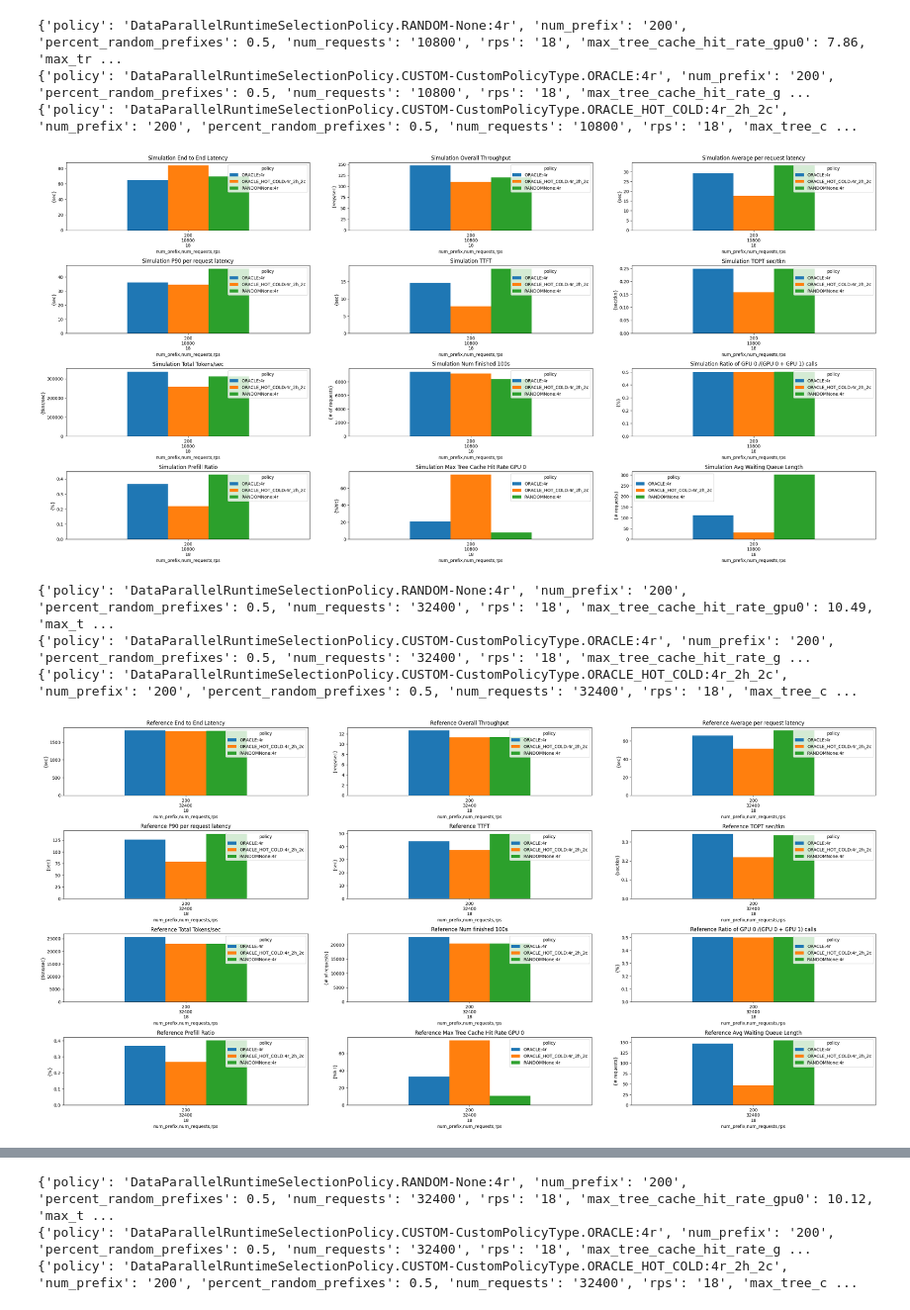
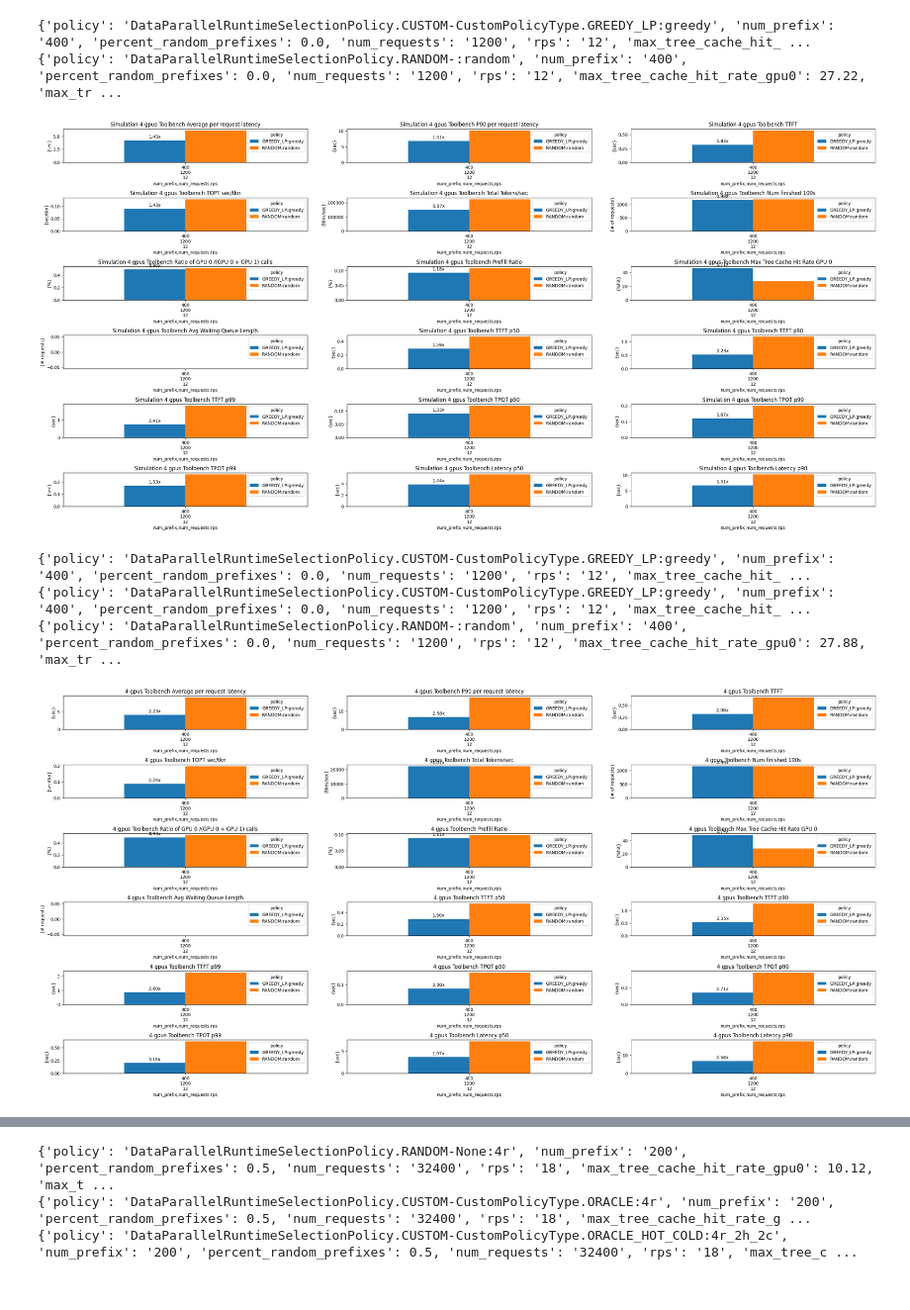
Before and after one commit to WukLab/preble, a Jupyter notebook: multi_node/benchmarks/plot_rps_results.ipynb, the cells around one changed output, grey strips where cells are left out. Shown at 99% size. Saved outputs shown, nothing was run; the diff lists cells and outputs as text; code cells hidden in the pictures.

Commit message:
Update plotting code and launch server config

```diff
--- a/multi_node/benchmarks/plot_rps_results.ipynb
+++ b/multi_node/benchmarks/plot_rps_results.ipynb
@@ -13,6 +13,9 @@ def extract_metrics(log_file, param_keys, max_gpus=2):
         "request_llm_metrics": [],
         "finished_llm_metrics": [],
         "prefill_ratio": [],
+        "ttft_pmetrics": [],
+        "tpot_pmetrics": [],
+        "latency_pmetrics": []
     }
 
     param_format = f"Params=\({'(.+?), ' * (len(param_keys)-1)}(.+?)\)"
@@ -23,7 +26,10 @@ def extract_metrics(log_file, param_keys, max_gpus=2):
         "Average TTFT": ("request_llm_metrics", f"{param_format} Average TTFT: (.*), Average TOPT: (.*), Throughput ToksPerSec: (.*)"),
         "Num Finished Requests": ("finished_llm_metrics", f"{param_format} Num Finished Requests: (.*), Finished Throughput ToksPerSec: (.*)"),
         "Counts": ("counts_all", f"{param_format} Counts: (.*)"),
-        'Overall PrefillRatio': ("prefill_ratio", f"{param_format} Overall PrefillRatio: (.*)")
+        'Overall PrefillRatio': ("prefill_ratio", f"{param_format} Overall PrefillRatio: (.*)"),
+        "TTFT": ("ttft_pmetrics", f"{param_format} TTFT p50, p90, p99: (.*),(.*),(.*)"),
+        "TPOT": ("tpot_pmetrics", f"{param_format} TPOT p50, p90, p99: (.*),(.*),(.*)"),
+        "Latency": ("latency_pmetrics", f"{param_format} Latency p50, p90, p99: (.*),(.*),(.*)")
     }
 
     with open(log_file, 'r') as f:
@@ -46,6 +52,12 @@ def extract_metrics(log_file, param_keys, max_gpus=2):
                             data.update({"num_finished": int(match.group(len(param_keys)+1)), "throughput_finished_tkns_per_sec": float(match.group(len(param_keys)+2))})
                         elif metric_key == "prefill_ratio":
                             data.update({"prefill_ratio": float(match.group(len(param_keys)+1))})
+                        elif metric_key == "ttft_pmetrics":
+                            data.update({"ttft_p50": float(match.group(len(param_keys)+1)), "ttft_p90": float(match.group(len(param_keys)+2)), "ttft_p99": float(match.group(len(param_keys)+3))})
+                        elif metric_key == "tpot_pmetrics":
+                            data.update({"tpot_p50": float(match.group(len(param_keys)+1)), "tpot_p90": float(match.group(len(param_keys)+2)), "tpot_p99": float(match.group(len(param_keys)+3))})
+                        elif metric_key == "latency_pmetrics":
+                            data.update({"latency_p50": float(match.group(len(param_keys)+1)), "latency_p90": float(match.group(len(param_keys)+2)), "latency_p99": float(match.group(len(param_keys)+3))})
                         elif metric_key == "counts_all":
                             # Note: Using eval() can be risky and is generally not recommended
                             count_ratio = eval(match.group(len(param_keys)+1))
@@ -269,8 +281,8 @@ def plot_metrics(metrics, title_prefix, ax_dims=(4, 3), figsize=(28, 14), global
     axes = np.array(axes).reshape(-1)  # This handles both single and multiple Axes objects
 
     plot_configs = [
-        {"metric_key": "overall_latencies", "title": "End to End Latency", "group_by_key": "latency", 'speedup_direction': 'lower', "ylabel": "sec"},
-        {"metric_key": "overall_throughput", "title": "Overall Throughput", "group_by_key": "throughput", 'speedup_direction': 'higher', "ylabel": "reqs/sec"},
+        # {"metric_key": "overall_latencies", "title": "End to End Latency", "group_by_key": "latency", 'speedup_direction': 'lower', "ylabel": "sec"},
+        # {"metric_key": "overall_throughput", "title": "Overall Throughput", "group_by_key": "throughput", 'speedup_direction': 'higher', "ylabel": "reqs/sec"},
         {"metric_key": "request_latencies", "title": "Average per request latency", "group_by_key": "avg_latency", 'speedup_direction': 'lower', "ylabel": "sec"},
         {"metric_key": "request_latencies", "title": "P90 per request latency", "group_by_key": "p90", 'speedup_direction': 'lower', "ylabel": "sec"},
         # TTFT
@@ -289,9 +301,19 @@ def plot_metrics(metrics, title_prefix, ax_dims=(4, 3), figsize=(28, 14), global
         {"metric_key": "scheduling_dynamics", "title": "Max Tree Cache Hit Rate GPU 0", "group_by_key": "max_tree_cache_hit_rate_gpu0", 'speedup_direction': 'higher', "ylabel": "%hit"},
         {"metric_key": "scheduling_dynamics", "title": "Avg Waiting Queue Length", "group_by_key": "avg_waiting_queue_len", 'speedup_direction': 'lower', "ylabel": "# requests"},
         # Define additional metric configurations as needed
+        {"metric_key": "ttft_pmetrics", "title": "TTFT p50", "group_by_key": "ttft_p50", 'speedup_direction': 'lower', "ylabel": "sec"},
+        {"metric_key": "ttft_pmetrics", "title": "TTFT p90", "group_by_key": "ttft_p90", 'speedup_direction': 'lower', "ylabel": "sec"},
+        {"metric_key": "ttft_pmetrics", "title": "TTFT p99", "group_by_key": "ttft_p99", 'speedup_direction': 'lower', "ylabel": "sec"},
+        {"metric_key": "tpot_pmetrics", "title": "TPOT p50", "group_by_key": "tpot_p50", 'speedup_direction': 'lower', "ylabel": "sec"},
+        {"metric_key": "tpot_pmetrics", "title": "TPOT p90", "group_by_key": "tpot_p90", 'speedup_direction': 'lower', "ylabel": "sec"},
+        {"metric_key": "tpot_pmetrics", "title": "TPOT p99", "group_by_key": "tpot_p99", 'speedup_direction': 'lower', "ylabel": "sec"},
+        {"metric_key": "latency_pmetrics", "title": "Latency p50", "group_by_key": "latency_p50", 'speedup_direction': 'lower', "ylabel": "sec"},
+        {"metric_key": "latency_pmetrics", "title": "Latency p90", "group_by_key": "latency_p90", 'speedup_direction': 'lower', "ylabel": "sec"},
+        {"metric_key": "latency_pmetrics", "title": "Latency p99", "group_by_key": "latency_p99", 'speedup_direction': 'lower', "ylabel": "sec"},
+
     ]
 
-    policy_replacements = {'DataParallelRuntimeSelectionPolicy.': '', 'CUSTOM-CustomPolicyType.': '', "-":''}  # Example replacement
+    policy_replacements = {'DataParallelRuntimeSelectionPolicy.': '', 'CUSTOM-CustomPolicyType.': '', "-":'', "DataParallelRuntimeSelectionPolicy.RANDOM-:": ""}  # Example replacement
 
 
     ax_index = 0
@@ -341,22 +373,21 @@ def plot_metrics(metrics, title_prefix, ax_dims=(4, 3), figsize=(28, 14), global
 # %%
-log_file = '/mnt/ssd1/alm-os/sglang_multi_model/logs/new_equation_sim_hot_cold_rps18_600/exp.log'
+log_file = 'logs_sim/toolbench_4096_simulated_4_gpus.log'
 param_keys = ["model_name", "num_prefix", "percent_random_prefixes", "num_requests", "rps", "policy", "exp_time"]
 metrics = extract_metrics(log_file, param_keys, max_gpus=4)
 node_3_exp = {}
-plot_metrics(metrics, "Simulation", global_metric_dfs=node_3_exp)
+plot_metrics(metrics, "Simulation 4 gpus Toolbench", global_metric_dfs=node_3_exp, baseline_key="RANDOM:random", ax_dims=(6,3))
 # %% [output]
-{'policy': 'DataParallelRuntimeSelectionPolicy.RANDOM-None:4r', 'num_prefix': '200', 'percent_random_prefixes': 0.5, 'num_requests': '10800', 'rps': '18', 'max_tree_cache_hit_rate_gpu0': 7.86, 'max_tr ...
-{'policy': 'DataParallelRuntimeSelectionPolicy.CUSTOM-CustomPolicyType.ORACLE:4r', 'num_prefix': '200', 'percent_random_prefixes': 0.5, 'num_requests': '10800', 'rps': '18', 'max_tree_cache_hit_rate_g ...
-{'policy': 'DataParallelRuntimeSelectionPolicy.CUSTOM-CustomPolicyType.ORACLE_HOT_COLD:4r_2h_2c', 'num_prefix': '200', 'percent_random_prefixes': 0.5, 'num_requests': '10800', 'rps': '18', 'max_tree_c ...
+{'policy': 'DataParallelRuntimeSelectionPolicy.CUSTOM-CustomPolicyType.GREEDY_LP:greedy', 'num_prefix': '400', 'percent_random_prefixes': 0.0, 'num_requests': '1200', 'rps': '12', 'max_tree_cache_hit_ ...
+{'policy': 'DataParallelRuntimeSelectionPolicy.RANDOM-:random', 'num_prefix': '400', 'percent_random_prefixes': 0.0, 'num_requests': '1200', 'rps': '12', 'max_tree_cache_hit_rate_gpu0': 27.22, 'max_tr ...
-[figure, old version]
+[figure, new version]
 # %%
-log_file = '/mnt/ssd1/alm-os/sglang_multi_model/logs/ref_hot_cold_rps18_1800.log'
+log_file = 'logs_sim/toolbench_4096_non_simulated_4_gpus.log'
 param_keys = ["model_name", "num_prefix", "percent_random_prefixes", "num_requests", "rps", "policy", "exp_time"]
 metrics = extract_metrics(log_file, param_keys, max_gpus=4)
 node_3_exp = {}
-plot_metrics(metrics, "Reference", global_metric_dfs=node_3_exp)
+plot_metrics(metrics, "4 gpus Toolbench", global_metric_dfs=node_3_exp, baseline_key="RANDOM:random", ax_dims=(6,3))
 # %% [output]
-{'policy': 'DataParallelRuntimeSelectionPolicy.RANDOM-None:4r', 'num_prefix': '200', 'percent_random_prefixes': 0.5, 'num_requests': '32400', 'rps': '18', 'max_tree_cache_hit_rate_gpu0': 10.49, 'max_t ...
-{'policy': 'DataParallelRuntimeSelectionPolicy.CUSTOM-CustomPolicyType.ORACLE:4r', 'num_prefix': '200', 'percent_random_prefixes': 0.5, 'num_requests': '32400', 'rps': '18', 'max_tree_cache_hit_rate_g ...
-{'policy': 'DataParallelRuntimeSelectionPolicy.CUSTOM-CustomPolicyType.ORACLE_HOT_COLD:4r_2h_2c', 'num_prefix': '200', 'percent_random_prefixes': 0.5, 'num_requests': '32400', 'rps': '18', 'max_tree_c ...
+{'policy': 'DataParallelRuntimeSelectionPolicy.CUSTOM-CustomPolicyType.GREEDY_LP:greedy', 'num_prefix': '400', 'percent_random_prefixes': 0.0, 'num_requests': '1200', 'rps': '12', 'max_tree_cache_hit_ ...
+{'policy': 'DataParallelRuntimeSelectionPolicy.CUSTOM-CustomPolicyType.GREEDY_LP:greedy', 'num_prefix': '400', 'percent_random_prefixes': 0.0, 'num_requests': '1200', 'rps': '12', 'max_tree_cache_hit_ ...
+{'policy': 'DataParallelRuntimeSelectionPolicy.RANDOM-:random', 'num_prefix': '400', 'percent_random_prefixes': 0.0, 'num_requests': '1200', 'rps': '12', 'max_tree_cache_hit_rate_gpu0': 27.88, 'max_tr ...
-[figure, old version]
+[figure, new version]
```
Also changed, not shown: parts of 2 cells of this notebook, 1 other file.
